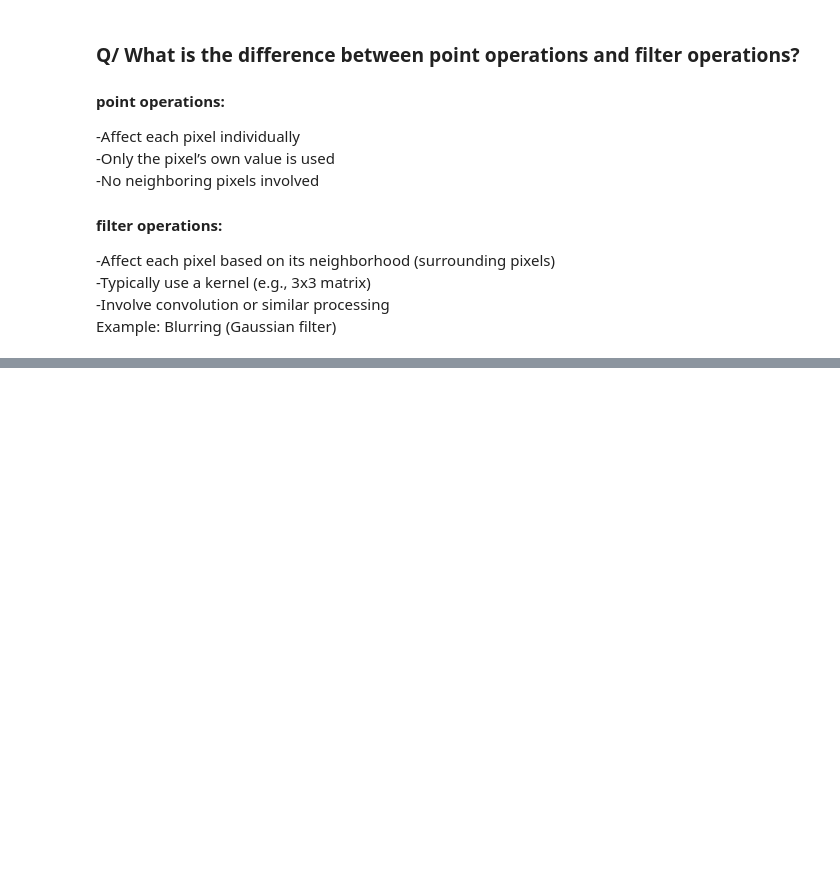
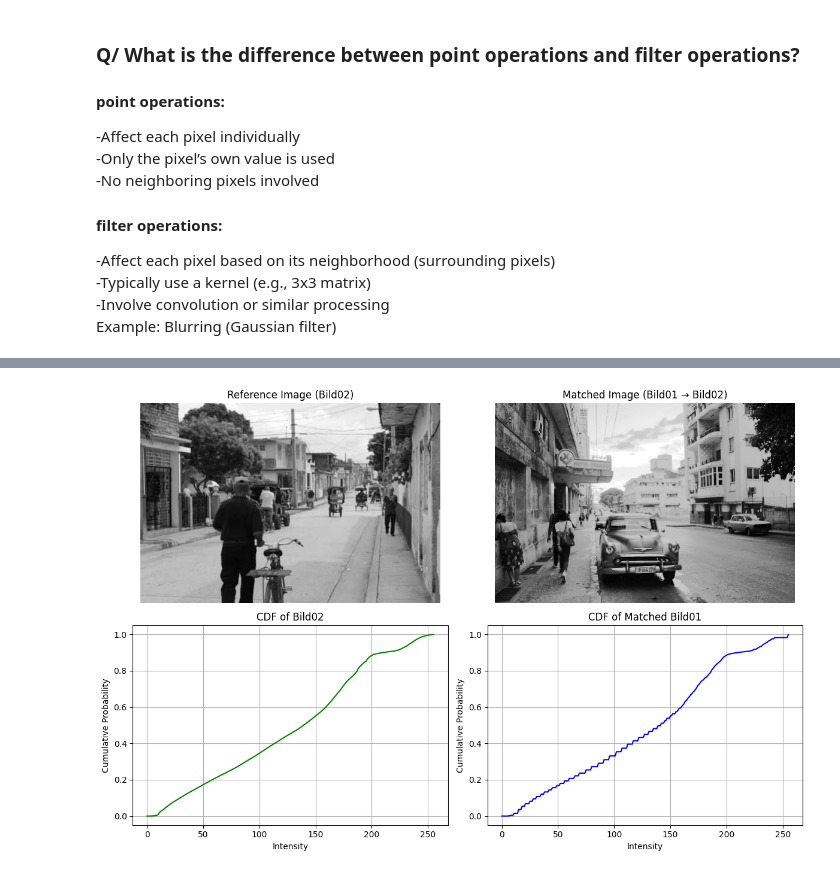
Before and after one commit to AhmedZ41/2DCV-Tasks, a Jupyter notebook: 2.Aufgabe/Aufgabe2.ipynb, the cells around one changed output, grey strips where cells are left out. Cells and saved outputs as stored; diff of their text form; code cells hidden in the pictures; blank space fills up the shorter version.

```diff
--- a/2.Aufgabe/Aufgabe2.ipynb
+++ b/2.Aufgabe/Aufgabe2.ipynb
@@ -115,0 +193,32 @@ Example: Blurring (Gaussian filter)
+# %%
+# plot the result
+fig, axes = plt.subplots(2, 2, figsize=(12, 8))
+
+# Images
+axes[0, 0].imshow(img2, cmap='gray')
+axes[0, 0].set_title("Reference Image (Bild02)")
+axes[0, 0].axis('off')
+
+axes[0, 1].imshow(img1_matched, cmap='gray')
+axes[0, 1].set_title("Matched Image (Bild01 → Bild02)")
+axes[0, 1].axis('off')
+
+# cumulative Histograms
+axes[1, 0].plot(cdf_img2, color='green')
+axes[1, 0].set_title("CDF of Bild02")
+axes[1, 0].set_xlabel("Intensity")
+axes[1, 0].set_ylabel("Cumulative Probability")
+axes[1, 0].grid(True)
+
+cdf_img1_matched = compute_cumHisto(img1_matched)
+
+axes[1, 1].plot(cdf_img1_matched, color='blue')
+axes[1, 1].set_title("CDF of Matched Bild01")
+axes[1, 1].set_xlabel("Intensity")
+axes[1, 1].set_ylabel("Cumulative Probability")
+axes[1, 1].grid(True)
+
+plt.tight_layout()
+plt.show()
+# %% [output]
+[figure, added]
```
Also changed, not shown: parts of 7 cells of this notebook.
